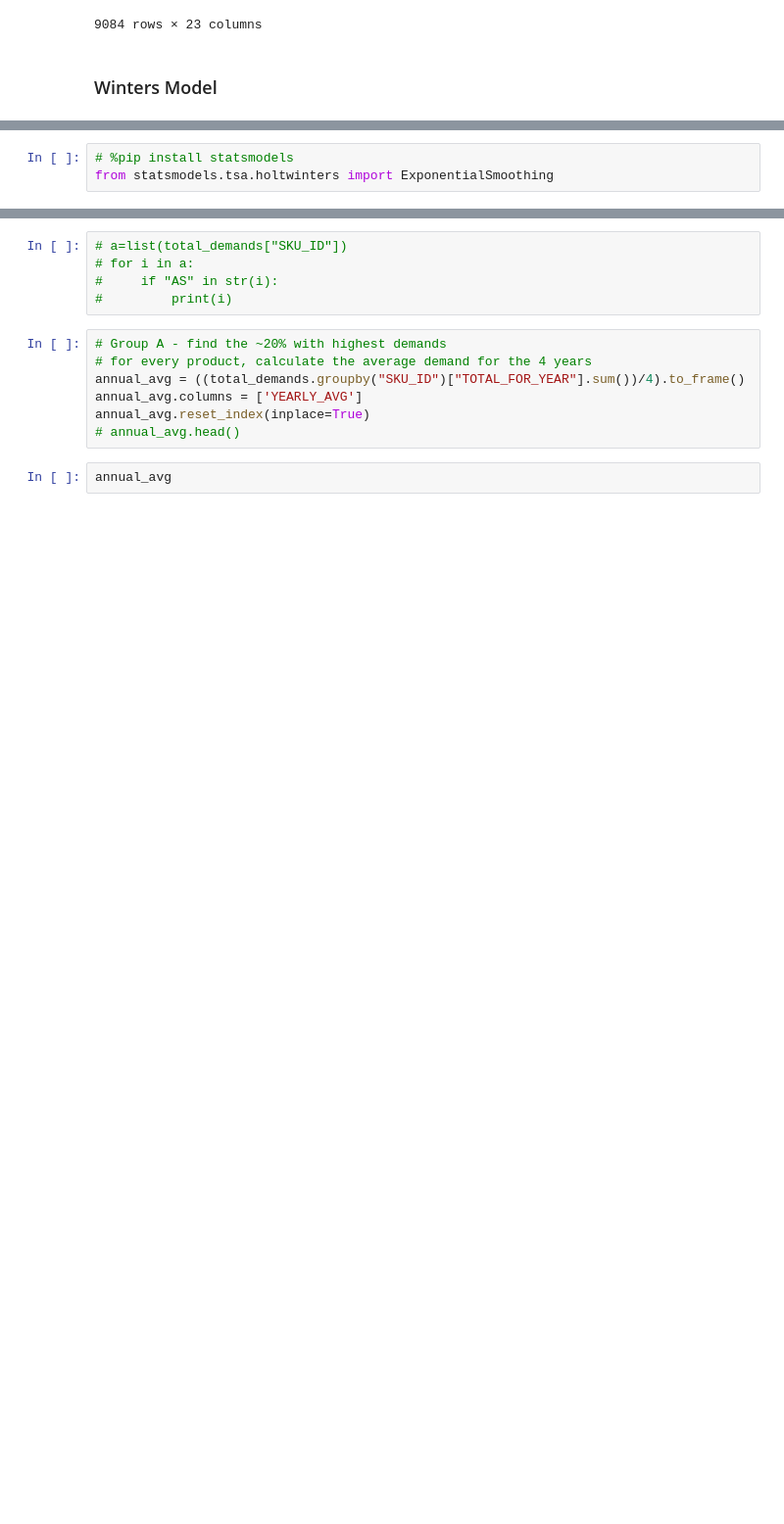
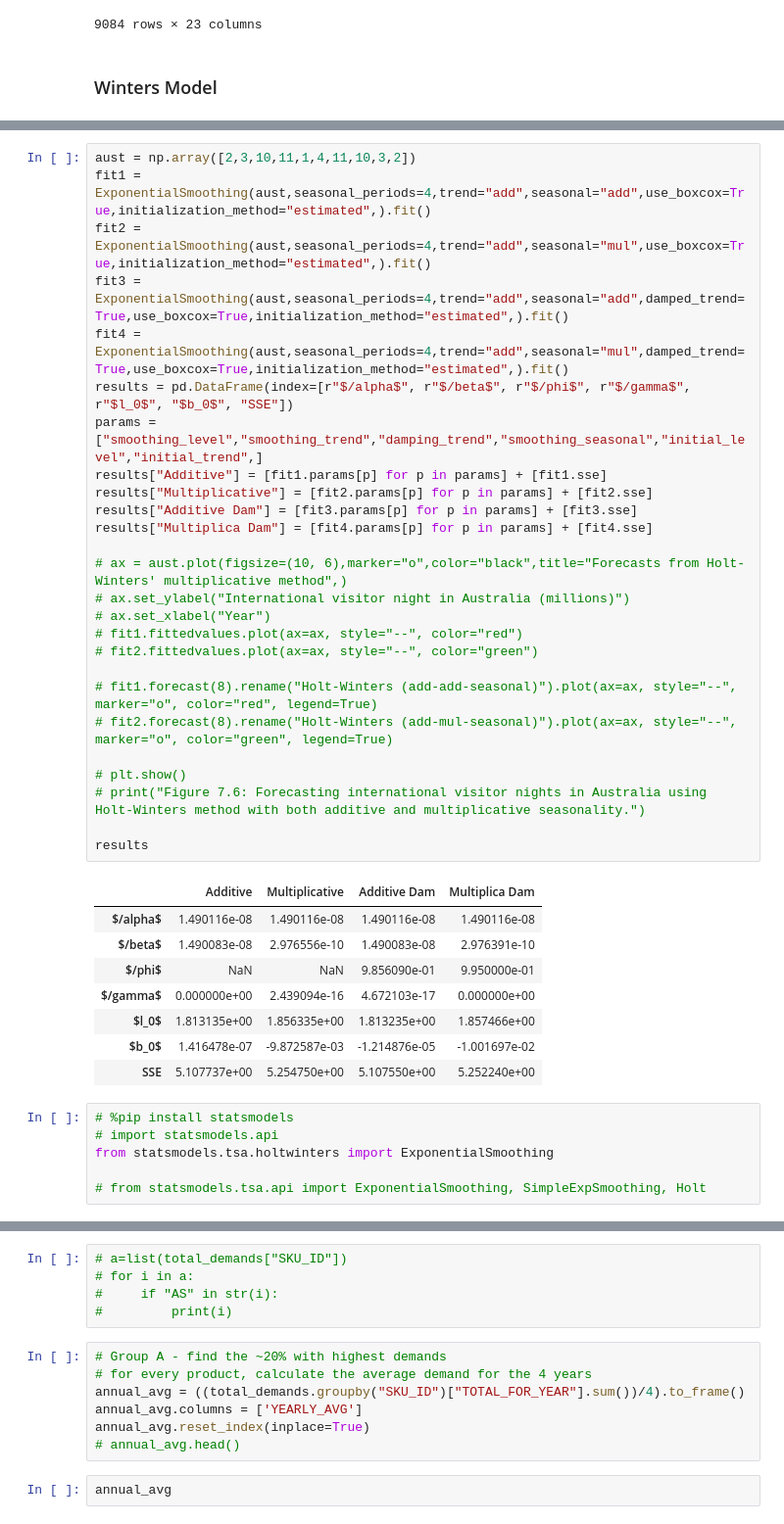
Before and after one commit to omeryefet/SLE, a Jupyter notebook: main.ipynb, the cells around one changed output, grey strips where cells are left out. Shown: that part at 98% size. Drawn from its saved outputs; the diff is of its cells as text; blank space fills up the shorter version.

```diff
--- a/main.ipynb
+++ b/main.ipynb
@@ -105,6 +189,44 @@ total_demands
+# %%
+aust = np.array([2,3,10,11,1,4,11,10,3,2])
+fit1 = ExponentialSmoothing(aust,seasonal_periods=4,trend="add",seasonal="add",use_boxcox=True,initialization_method="estimated",).fit()
+fit2 = ExponentialSmoothing(aust,seasonal_periods=4,trend="add",seasonal="mul",use_boxcox=True,initialization_method="estimated",).fit()
+fit3 = ExponentialSmoothing(aust,seasonal_periods=4,trend="add",seasonal="add",damped_trend=True,use_boxcox=True,initialization_method="estimated",).fit()
+fit4 = ExponentialSmoothing(aust,seasonal_periods=4,trend="add",seasonal="mul",damped_trend=True,use_boxcox=True,initialization_method="estimated",).fit()
+results = pd.DataFrame(index=[r"$/alpha$", r"$/beta$", r"$/phi$", r"$/gamma$", r"$l_0$", "$b_0$", "SSE"])
+params = ["smoothing_level","smoothing_trend","damping_trend","smoothing_seasonal","initial_level","initial_trend",]
+results["Additive"] = [fit1.params[p] for p in params] + [fit1.sse]
+results["Multiplicative"] = [fit2.params[p] for p in params] + [fit2.sse]
+results["Additive Dam"] = [fit3.params[p] for p in params] + [fit3.sse]
+results["Multiplica Dam"] = [fit4.params[p] for p in params] + [fit4.sse]
+
+# ax = aust.plot(figsize=(10, 6),marker="o",color="black",title="Forecasts from Holt-Winters' multiplicative method",)
+# ax.set_ylabel("International visitor night in Australia (millions)")
+# ax.set_xlabel("Year")
+# fit1.fittedvalues.plot(ax=ax, style="--", color="red")
+# fit2.fittedvalues.plot(ax=ax, style="--", color="green")
+
+# fit1.forecast(8).rename("Holt-Winters (add-add-seasonal)").plot(ax=ax, style="--", marker="o", color="red", legend=True)
+# fit2.forecast(8).rename("Holt-Winters (add-mul-seasonal)").plot(ax=ax, style="--", marker="o", color="green", legend=True)
+
+# plt.show()
+# print("Figure 7.6: Forecasting international visitor nights in Australia using Holt-Winters method with both additive and multiplicative seasonality.")
+
+results
+# %% [output]
+|  | Additive | Multiplicative | Additive Dam | Multiplica Dam |
+| $/alpha$ | 1.490116e-08 | 1.490116e-08 | 1.490116e-08 | 1.490116e-08 |
+| $/beta$ | 1.490083e-08 | 2.976556e-10 | 1.490083e-08 | 2.976391e-10 |
+| $/phi$ | NaN | NaN | 9.856090e-01 | 9.950000e-01 |
+| $/gamma$ | 0.000000e+00 | 2.439094e-16 | 4.672103e-17 | 0.000000e+00 |
+| $l_0$ | 1.813135e+00 | 1.856335e+00 | 1.813235e+00 | 1.857466e+00 |
+| $b_0$ | 1.416478e-07 | -9.872587e-03 | -1.214876e-05 | -1.001697e-02 |
+| SSE | 5.107737e+00 | 5.254750e+00 | 5.107550e+00 | 5.252240e+00 |
 # %%
 # %pip install statsmodels
+# import statsmodels.api
 from statsmodels.tsa.holtwinters import ExponentialSmoothing
+
+# from statsmodels.tsa.api import ExponentialSmoothing, SimpleExpSmoothing, Holt
 # %%
 # Set the value of Alpha and define m (Time Period)
 m = 12
```
Also changed, not shown: parts of 9 cells of this notebook.
